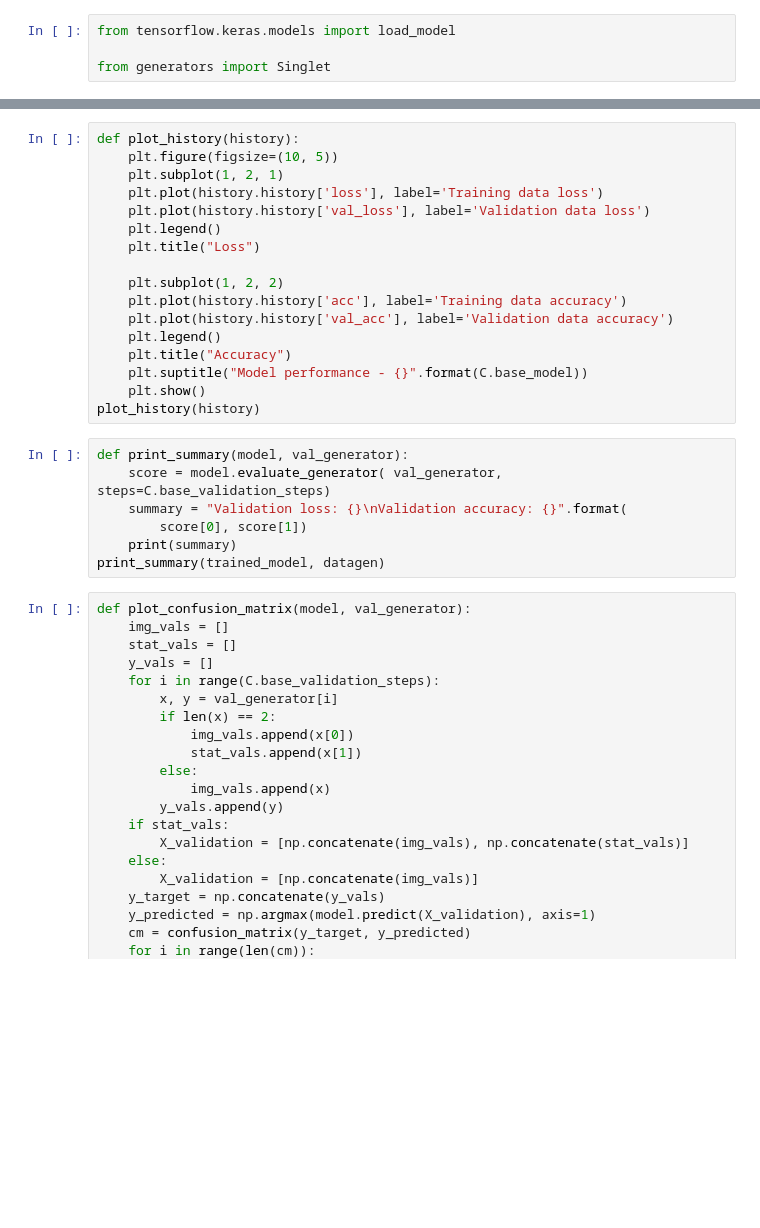
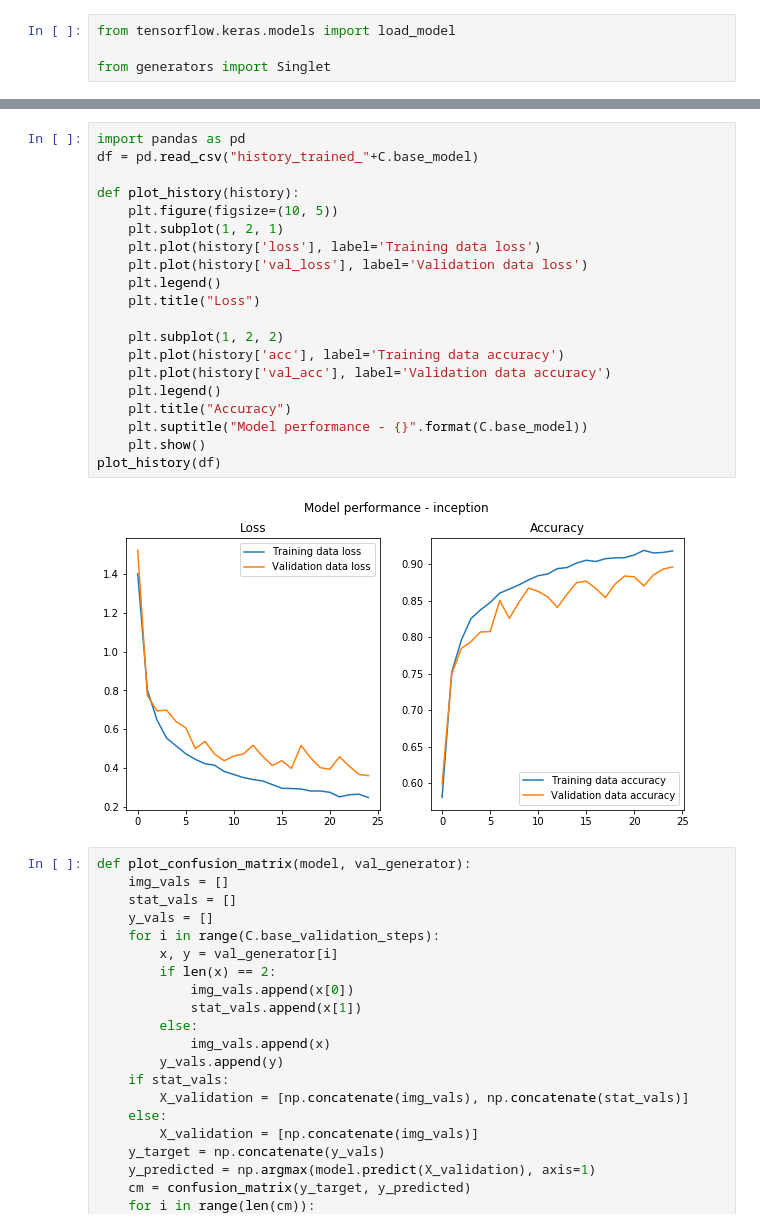
Before and after one commit to ToreAad/plankton-siamese, a Jupyter notebook: Visualize_embedding.ipynb, the cells around one changed output, grey strips where cells are left out. Cells and saved outputs as stored; diff of their text form; blank space fills up the shorter version.

```diff
--- a/Visualize_embedding.ipynb
+++ b/Visualize_embedding.ipynb
@@ -9,27 +12,25 @@ datagen = Singlet(batch_size=1, directory=C.val_dir, steps_per_epoch=1000)
 # %%
+import pandas as pd
+df = pd.read_csv("history_trained_"+C.base_model)
+
 def plot_history(history):
     plt.figure(figsize=(10, 5))
     plt.subplot(1, 2, 1)
-    plt.plot(history.history['loss'], label='Training data loss')
-    plt.plot(history.history['val_loss'], label='Validation data loss')
+    plt.plot(history['loss'], label='Training data loss')
+    plt.plot(history['val_loss'], label='Validation data loss')
     plt.legend()
     plt.title("Loss")
 
     plt.subplot(1, 2, 2)
-    plt.plot(history.history['acc'], label='Training data accuracy')
-    plt.plot(history.history['val_acc'], label='Validation data accuracy')
+    plt.plot(history['acc'], label='Training data accuracy')
+    plt.plot(history['val_acc'], label='Validation data accuracy')
     plt.legend()
     plt.title("Accuracy")
     plt.suptitle("Model performance - {}".format(C.base_model))
     plt.show()
-plot_history(history)
+plot_history(df)
+# %% [output]
+[figure, added]
-# %%
-def print_summary(model, val_generator):
-    score = model.evaluate_generator( val_generator, steps=C.base_validation_steps)
-    summary = "Validation loss: {}\nValidation accuracy: {}".format(
-        score[0], score[1])
-    print(summary)
-print_summary(trained_model, datagen)
 # %%
 def plot_confusion_matrix(model, val_generator):
     img_vals = []
```
Also changed, not shown: parts of 8 cells of this notebook.
